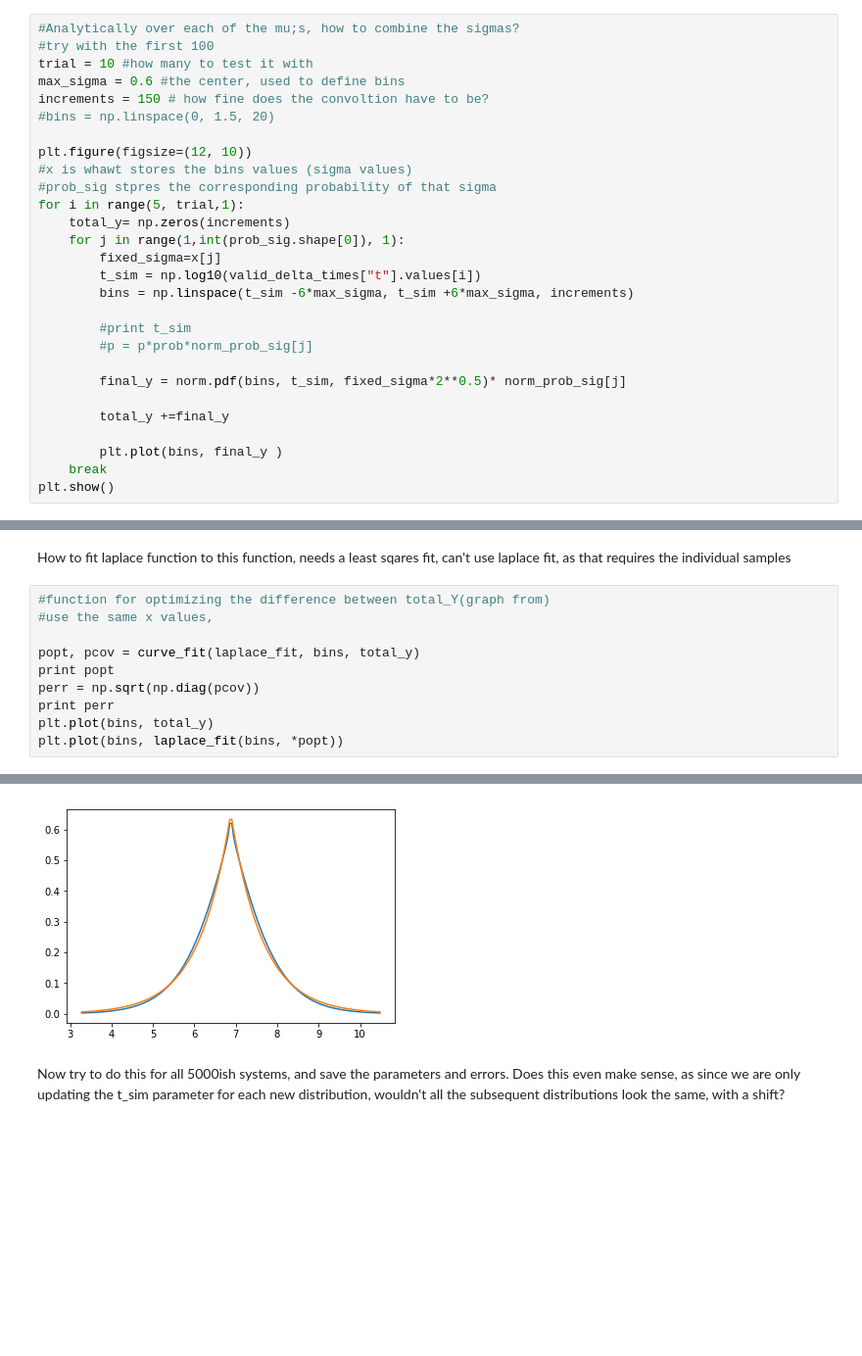
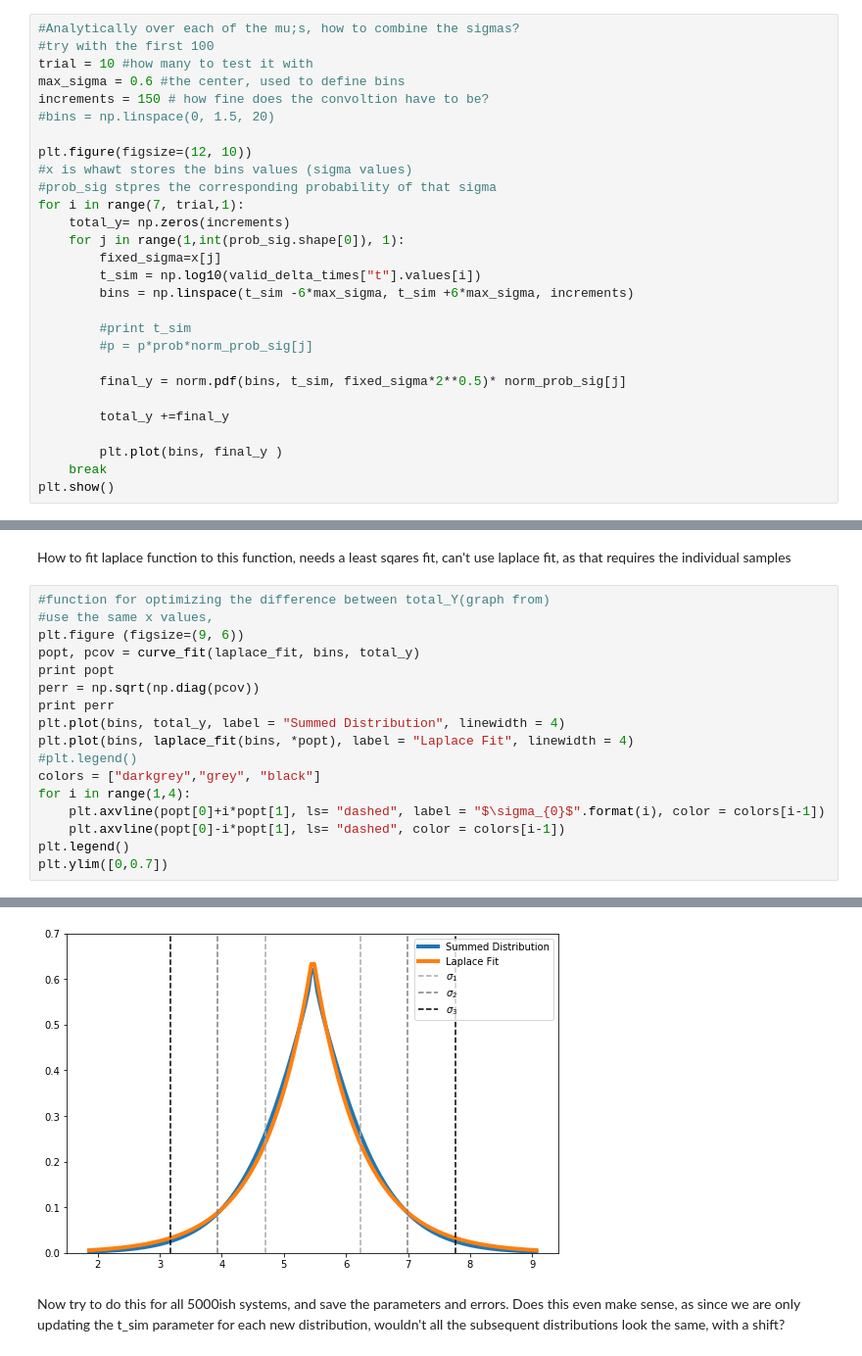
Before and after one commit to dtamayo/MLstability, a Jupyter notebook: Analysis/MCMC_Analysis/ConvolvingTest.ipynb, the cells around one changed output, grey strips where cells are left out. Shown at 98% size. Drawn from its saved outputs; the diff is of its cells as text; blank space fills up the shorter version.

Commit message:
fixed plot

```diff
--- a/Analysis/MCMC_Analysis/ConvolvingTest.ipynb
+++ b/Analysis/MCMC_Analysis/ConvolvingTest.ipynb
@@ -64,7 +64,7 @@ increments = 150 # how fine does the convoltion have to be?
 plt.figure(figsize=(12, 10))
 #x is whawt stores the bins values (sigma values)
 #prob_sig stpres the corresponding probability of that sigma
-for i in range(5, trial,1):
+for i in range(7, trial,1):
     total_y= np.zeros(increments)
     for j in range(1,int(prob_sig.shape[0]), 1):
         fixed_sigma=x[j]
@@ -107,11 +109,18 @@ How to fit laplace function to this function, needs a least sqares fit, can't us
 # %%
 #function for optimizing the difference between total_Y(graph from)
 #use the same x values,
-
+plt.figure (figsize=(9, 6))
 popt, pcov = curve_fit(laplace_fit, bins, total_y)
 print popt
 perr = np.sqrt(np.diag(pcov))
 print perr
-plt.plot(bins, total_y)
-plt.plot(bins, laplace_fit(bins, *popt))
+plt.plot(bins, total_y, label = "Summed Distribution", linewidth = 4)
+plt.plot(bins, laplace_fit(bins, *popt), label = "Laplace Fit", linewidth = 4)
+#plt.legend()
+colors = ["darkgrey","grey", "black"]
+for i in range(1,4):
+    plt.axvline(popt[0]+i*popt[1], ls= "dashed", label = "$\sigma_{0}$".format(i), color = colors[i-1])
+    plt.axvline(popt[0]-i*popt[1], ls= "dashed", color = colors[i-1])
+plt.legend()
+plt.ylim([0,0.7])
 # %% [output]
@@ -121,4 +130,4 @@ plt.plot(bins, laplace_fit(bins, *popt))
-[figure, old version]
+[figure, new version]
 # %% [markdown]
 Now try to do this for all 5000ish systems, and save the parameters and errors. Does this even make sense, as since we are only updating the t_sim parameter for each new distribution, wouldn't all the subsequent distributions look the same, with a shift?
 # %%
```
Also changed, not shown: parts of 4 cells of this notebook.
